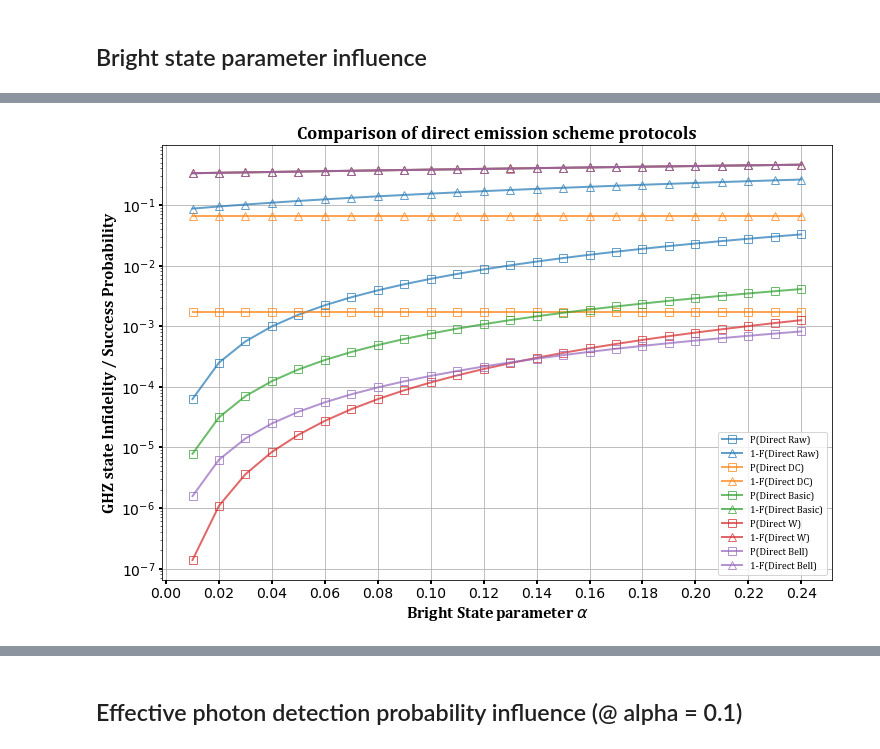
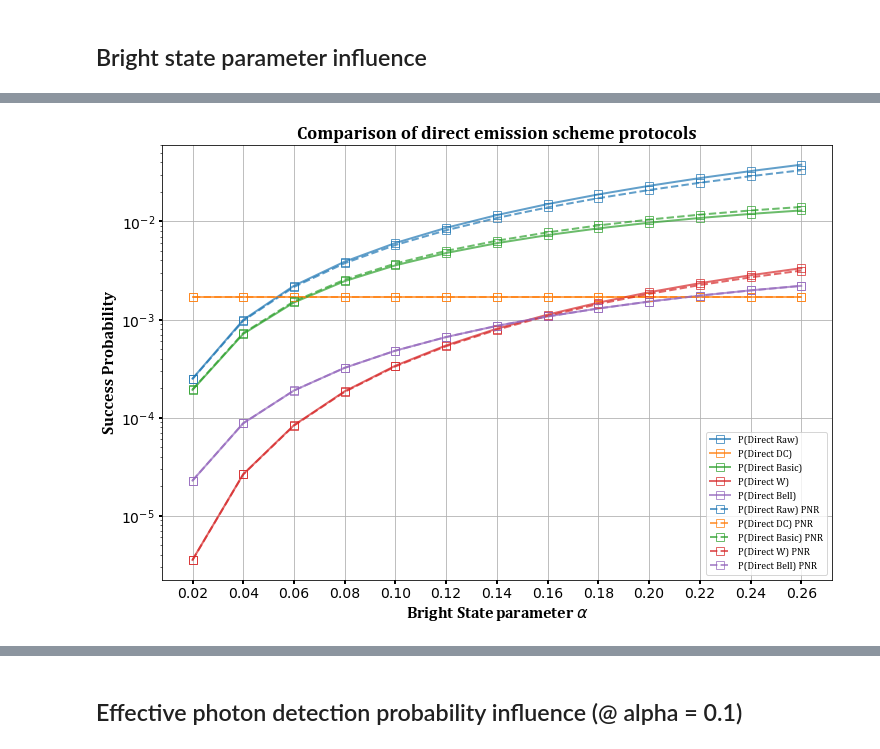
Before and after one commit to siddhantphy/emission_direct_scheme, a Jupyter notebook: results.ipynb, the cells around one changed output, grey strips where cells are left out. Cells and saved outputs as stored; diff of their text form; code cells hidden in the pictures.

Commit message:
photon number resolution modelled

```diff
--- a/results.ipynb
+++ b/results.ipynb
@@ -67,7 +60,7 @@ import matplotlib.pyplot as plt
 from circuit_simulation.circuit_simulator import QuantumCircuit
 
 # Bright State parameter alpha
-alpha = np.arange(0.01, 0.25, 0.01)
+alpha = np.arange(0.02, 0.28, 0.02)
 
 # Create the plot
 fig, ax = plt.subplots(figsize=(12, 8))
@@ -88,39 +81,82 @@ w_state_inf = []
 bell_distilled_state_p = []
 bell_distilled_state_inf = []
 
+pnr_raw_p = []
+pnr_raw_inf = []
+pnr_dc_state_p = []
+pnr_dc_state_inf = []
+pnr_basic_state_p = []
+pnr_basic_state_inf = []
+pnr_w_state_p = []
+pnr_w_state_inf = []
+pnr_bell_distilled_state_p = []
+pnr_bell_distilled_state_inf = []
+
 for alpha_val in alpha:
     bell_pair_parameters = {"ent_prot":"single_click","F_prep":0.999,"p_DE":0.01,"mu":0.95,"lambda":1,"eta":0.4474,"alpha":alpha_val}
-    raw_state_qc = QuantumCircuit(1,network_noise_type=100, bell_pair_parameters=bell_pair_parameters, T2n_idle=10,T1n_idle=np.inf,T2n_link=10,T1n_link=np.inf,T2e_idle=10,T1e_idle=np.inf,T2e_link=1e6,T1e_link=1e6)
+    raw_state_qc = QuantumCircuit(1,network_noise_type=100, bell_pair_parameters=bell_pair_parameters,T2n_idle=np.inf,T1n_idle=np.inf,T2n_link=np.inf,T1n_link=np.inf,T2e_idle=np.inf,T1e_idle=np.inf,T2e_link=np.inf,T1e_link=np.inf)
     raw_p.append(raw_state_qc.p_link)
     raw_inf.append(1-raw_state_qc.F_link)
 
-    dc_state_qc = QuantumCircuit(1,network_noise_type=101, bell_pair_parameters=bell_pair_parameters, T2n_idle=10,T1n_idle=np.inf,T2n_link=10,T1n_link=np.inf,T2e_idle=10,T1e_idle=np.inf,T2e_link=1e6,T1e_link=1e6)
+    dc_state_qc = QuantumCircuit(1,network_noise_type=101, bell_pair_parameters=bell_pair_parameters,T2n_idle=np.inf,T1n_idle=np.inf,T2n_link=np.inf,T1n_link=np.inf,T2e_idle=np.inf,T1e_idle=np.inf,T2e_link=np.inf,T1e_link=np.inf)
     dc_state_p.append(dc_state_qc.p_link)
     dc_state_inf.append(1-dc_state_qc.F_link)
 
-    basic_distilled_state_qc = QuantumCircuit(1,network_noise_type=103, bell_pair_parameters=bell_pair_parameters, T2n_idle=10,T1n_idle=np.inf,T2n_link=10,T1n_link=np.inf,T2e_idle=10,T1e_idle=np.inf,T2e_link=1e6,T1e_link=1e6)
+    basic_distilled_state_qc = QuantumCircuit(1,network_noise_type=103, bell_pair_parameters=bell_pair_parameters,T2n_idle=np.inf,T1n_idle=np.inf,T2n_link=np.inf,T1n_link=np.inf,T2e_idle=np.inf,T1e_idle=np.inf,T2e_link=np.inf,T1e_link=np.inf)
     basic_state_p.append(basic_distilled_state_qc.p_link)
     basic_state_inf.append(1-basic_distilled_state_qc.F_link)
 
-    w_distilled_state_qc = QuantumCircuit(1,network_noise_type=104, bell_pair_parameters=bell_pair_parameters, T2n_idle=10,T1n_idle=np.inf,T2n_link=10,T1n_link=np.inf,T2e_idle=10,T1e_idle=np.inf,T2e_link=1e6,T1e_link=1e6)
+    w_distilled_state_qc = QuantumCircuit(1,network_noise_type=104, bell_pair_parameters=bell_pair_parameters,T2n_idle=np.inf,T1n_idle=np.inf,T2n_link=np.inf,T1n_link=np.inf,T2e_idle=np.inf,T1e_idle=np.inf,T2e_link=np.inf,T1e_link=np.inf)
     w_state_p.append(w_distilled_state_qc.p_link)
     w_state_inf.append(1-w_distilled_state_qc.F_link)
 
-    bell_distilled_state_qc = QuantumCircuit(1,network_noise_type=102, bell_pair_parameters=bell_pair_parameters, T2n_idle=10,T1n_idle=np.inf,T2n_link=10,T1n_link=np.inf,T2e_idle=10,T1e_idle=np.inf,T2e_link=1e6,T1e_link=1e6)
+    bell_distilled_state_qc = QuantumCircuit(1,network_noise_type=102, bell_pair_parameters=bell_pair_parameters,T2n_idle=np.inf,T1n_idle=np.inf,T2n_link=np.inf,T1n_link=np.inf,T2e_idle=np.inf,T1e_idle=np.inf,T2e_link=np.inf,T1e_link=np.inf)
     bell_distilled_state_p.append(bell_distilled_state_qc.p_link)
     bell_distilled_state_inf.append(1-bell_distilled_state_qc.F_link)
 
+for alpha_val in alpha:
+    bell_pair_parameters = {"ent_prot":"single_click","F_prep":0.999,"p_DE":0.01,"mu":0.95,"lambda":1,"eta":0.4474,"alpha":alpha_val}
+    raw_state_qc = QuantumCircuit(1,network_noise_type=100, photon_number_resolution=True, bell_pair_parameters=bell_pair_parameters,T2n_idle=np.inf,T1n_idle=np.inf,T2n_link=np.inf,T1n_link=np.inf,T2e_idle=np.inf,T1e_idle=np.inf,T2e_link=np.inf,T1e_link=np.inf)
+    pnr_raw_p.append(raw_state_qc.p_link)
+    pnr_raw_inf.append(1-raw_state_qc.F_link)
+
+    dc_state_qc = QuantumCircuit(1,network_noise_type=101, photon_number_resolution=True,bell_pair_parameters=bell_pair_parameters,T2n_idle=np.inf,T1n_idle=np.inf,T2n_link=np.inf,T1n_link=np.inf,T2e_idle=np.inf,T1e_idle=np.inf,T2e_link=np.inf,T1e_link=np.inf)
+    pnr_dc_state_p.append(dc_state_qc.p_link)
+    pnr_dc_state_inf.append(1-dc_state_qc.F_link)
+
+    basic_distilled_state_qc = QuantumCircuit(1,network_noise_type=103, photon_number_resolution=True,bell_pair_parameters=bell_pair_parameters,T2n_idle=np.inf,T1n_idle=np.inf,T2n_link=np.inf,T1n_link=np.inf,T2e_idle=np.inf,T1e_idle=np.inf,T2e_link=np.inf,T1e_link=np.inf)
+    pnr_basic_state_p.append(basic_distilled_state_qc.p_link)
+    pnr_basic_state_inf.append(1-basic_distilled_state_qc.F_link)
+
+    w_distilled_state_qc = QuantumCircuit(1,network_noise_type=104, photon_number_resolution=True,bell_pair_parameters=bell_pair_parameters,T2n_idle=np.inf,T1n_idle=np.inf,T2n_link=np.inf,T1n_link=np.inf,T2e_idle=np.inf,T1e_idle=np.inf,T2e_link=np.inf,T1e_link=np.inf)
+    pnr_w_state_p.append(w_distilled_state_qc.p_link)
+    pnr_w_state_inf.append(1-w_distilled_state_qc.F_link)
+
+    bell_distilled_state_qc = QuantumCircuit(1,network_noise_type=102, photon_number_resolution=True,bell_pair_parameters=bell_pair_parameters,T2n_idle=np.inf,T1n_idle=np.inf,T2n_link=np.inf,T1n_link=np.inf,T2e_idle=np.inf,T1e_idle=np.inf,T2e_link=np.inf,T1e_link=np.inf)
+    pnr_bell_distilled_state_p.append(bell_distilled_state_qc.p_link)
+    pnr_bell_distilled_state_inf.append(1-bell_distilled_state_qc.F_link)
 
 ax.plot(alpha, raw_p, marker='s', color='#1f77b4', label='P(Direct Raw)', linestyle='-', linewidth=2, markersize=8, markerfacecolor='none', alpha=0.7)  # Blue
-ax.plot(alpha, raw_inf, marker='^', color='#1f77b4', label='1-F(Direct Raw)', linestyle='-', linewidth=2, markersize=8, markerfacecolor='none', alpha=0.7)  # Blue
+# ax.plot(alpha, raw_inf, marker='^', color='#1f77b4', label='1-F(Direct Raw)', linestyle='-', linewidth=2, markersize=8, markerfacecolor='none', alpha=0.7)  # Blue
 ax.plot(alpha, dc_state_p, marker='s', color='#ff7f0e', label='P(Direct DC)', linestyle='-', linewidth=2, markersize=8, markerfacecolor='none', alpha=0.7)  # Orange
-ax.plot(alpha, dc_state_inf, marker='^', color='#ff7f0e', label='1-F(Direct DC)', linestyle='-', linewidth=2, markersize=8, markerfacecolor='none', alpha=0.7)  # Orange
+# ax.plot(alpha, dc_state_inf, marker='^', color='#ff7f0e', label='1-F(Direct DC)', linestyle='-', linewidth=2, markersize=8, markerfacecolor='none', alpha=0.7)  # Orange
 ax.plot(alpha, basic_state_p, marker='s', color='#2ca02c', label='P(Direct Basic)', linestyle='-', linewidth=2, markersize=8, markerfacecolor='none', alpha=0.7)  # Green
-ax.plot(alpha, basic_state_inf, marker='^', color='#2ca02c', label='1-F(Direct Basic)', linestyle='-', linewidth=2, markersize=8, markerfacecolor='none', alpha=0.7)  # Green
+# ax.plot(alpha, basic_state_inf, marker='^', color='#2ca02c', label='1-F(Direct Basic)', linestyle='-', linewidth=2, markersize=8, markerfacecolor='none', alpha=0.7)  # Green
 ax.plot(alpha, w_state_p, marker='s', color='#d62728', label='P(Direct W)', linestyle='-', linewidth=2, markersize=8, markerfacecolor='none', alpha=0.7)  # Red
-ax.plot(alpha, w_state_inf, marker='^', color='#d62728', label='1-F(Direct W)', linestyle='-', linewidth=2, markersize=8, markerfacecolor='none', alpha=0.7)  # Red
+# ax.plot(alpha, w_state_inf, marker='^', color='#d62728', label='1-F(Direct W)', linestyle='-', linewidth=2, markersize=8, markerfacecolor='none', alpha=0.7)  # Red
 ax.plot(alpha, bell_distilled_state_p, marker='s', color='#9467bd', label='P(Direct Bell)', linestyle='-', linewidth=2, markersize=8, markerfacecolor='none', alpha=0.7)  # Purple
-ax.plot(alpha, bell_distilled_state_inf, marker='^', color='#9467bd', label='1-F(Direct Bell)', linestyle='-', linewidth=2, markersize=8, markerfacecolor='none', alpha=0.7)  # Purple
+# ax.plot(alpha, bell_distilled_state_inf, marker='^', color='#9467bd', label='1-F(Direct Bell)', linestyle='-', linewidth=2, markersize=8, markerfacecolor='none', alpha=0.7)  # Purple
+
+ax.plot(alpha, pnr_raw_p, marker='s', color='#1f77b4', label='P(Direct Raw) PNR', linestyle='--', linewidth=2, markersize=8, markerfacecolor='none', alpha=0.7)  # Blue
+# ax.plot(alpha, raw_inf, marker='^', color='#1f77b4', label='1-F(Direct Raw)', linestyle='-', linewidth=2, markersize=8, markerfacecolor='none', alpha=0.7)  # Blue
+ax.plot(alpha, pnr_dc_state_p, marker='s', color='#ff7f0e', label='P(Direct DC) PNR', linestyle='--', linewidth=2, markersize=8, markerfacecolor='none', alpha=0.7)  # Orange
+# ax.plot(alpha, dc_state_inf, marker='^', color='#ff7f0e', label='1-F(Direct DC)', linestyle='-', linewidth=2, markersize=8, markerfacecolor='none', alpha=0.7)  # Orange
+ax.plot(alpha, pnr_basic_state_p, marker='s', color='#2ca02c', label='P(Direct Basic) PNR', linestyle='--', linewidth=2, markersize=8, markerfacecolor='none', alpha=0.7)  # Green
+# ax.plot(alpha, basic_state_inf, marker='^', color='#2ca02c', label='1-F(Direct Basic)', linestyle='-', linewidth=2, markersize=8, markerfacecolor='none', alpha=0.7)  # Green
+ax.plot(alpha, pnr_w_state_p, marker='s', color='#d62728', label='P(Direct W) PNR', linestyle='--', linewidth=2, markersize=8, markerfacecolor='none', alpha=0.7)  # Red
+# ax.plot(alpha, w_state_inf, marker='^', color='#d62728', label='1-F(Direct W)', linestyle='-', linewidth=2, markersize=8, markerfacecolor='none', alpha=0.7)  # Red
+ax.plot(alpha, pnr_bell_distilled_state_p, marker='s', color='#9467bd', label='P(Direct Bell) PNR', linestyle='--', linewidth=2, markersize=8, markerfacecolor='none', alpha=0.7)  # Purple
+#
 
 # Enable grid
 ax.grid(True)
@@ -129,11 +165,11 @@ ax.grid(True)
 ax.set_yscale('log')
 
 # Set bold axis ticks and labels
-ax.set_xticks(np.arange(0, 0.25, 0.02))
+ax.set_xticks(alpha)
 # ax.set_yticks(np.arange(0, 1.1, 0.1))
 ax.tick_params(axis='both', which='major', labelsize=14, labelcolor='black', width=2)
 ax.set_xlabel(r'Bright State parameter $\alpha$', fontsize=16, fontweight='bold', fontdict={'family': 'Cambria'})
-ax.set_ylabel('GHZ state Infidelity / Success Probability', fontsize=16, fontweight='bold', fontdict={'family': 'Cambria'})
+ax.set_ylabel('Success Probability', fontsize=16, fontweight='bold', fontdict={'family': 'Cambria'})
 
 # Set title and legend
 ax.set_title('Comparison of direct emission scheme protocols', fontsize=18, fontweight='bold', fontdict={'family': 'Cambria'})
@@ -162 +198 @@ plt.show()
-[figure, old version]
+[figure, new version]
```
Also changed, not shown: parts of 3 cells of this notebook, 3 other files.
